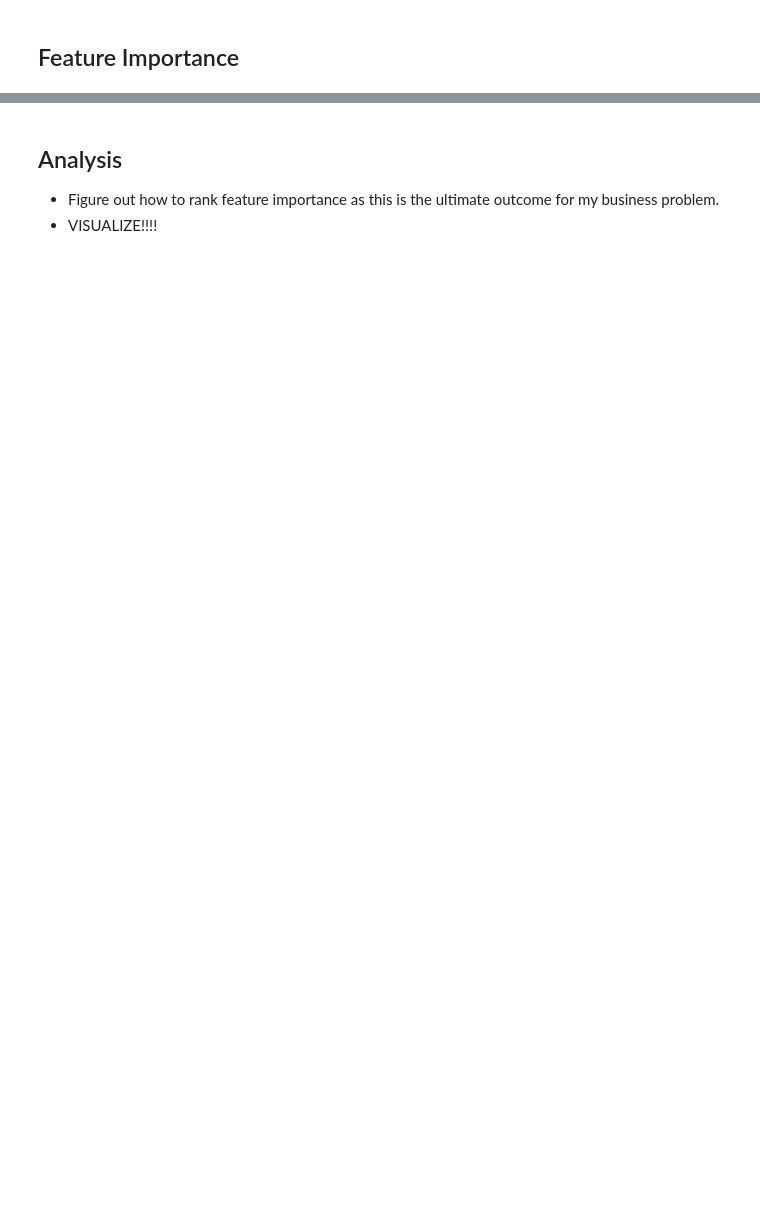
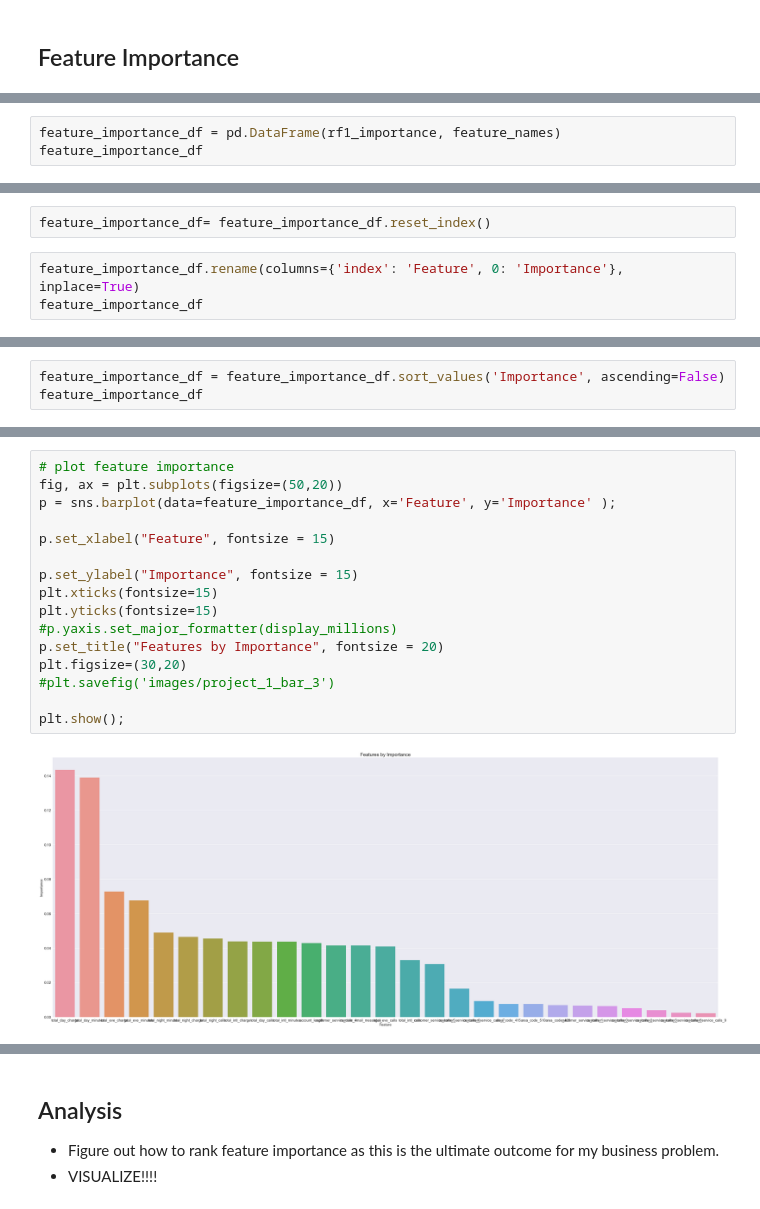
Before and after one commit to jxn628/syriatel-churn-analysis, a Jupyter notebook: student.ipynb, the cells around one changed output, grey strips where cells are left out. Drawn from its saved outputs; the diff is of its cells as text; blank space fills up the shorter version.

```diff
--- a/student.ipynb
+++ b/student.ipynb
@@ -412,0 +457,3 @@ plt.show()
+# %%
+feature_importance_df = pd.DataFrame(rf1_importance, feature_names)
+feature_importance_df
@@ -412,0 +478,5 @@ plt.show()
+# %%
+feature_importance_df= feature_importance_df.reset_index()
+# %%
+feature_importance_df.rename(columns={'index': 'Feature', 0: 'Importance'}, inplace=True)
+feature_importance_df
@@ -412,0 +501,3 @@ plt.show()
+# %%
+feature_importance_df = feature_importance_df.sort_values('Importance', ascending=False)
+feature_importance_df
@@ -412,0 +522,18 @@ plt.show()
+# %%
+# plot feature importance
+fig, ax = plt.subplots(figsize=(50,20))
+p = sns.barplot(data=feature_importance_df, x='Feature', y='Importance' );
+
+p.set_xlabel("Feature", fontsize = 15)
+
+p.set_ylabel("Importance", fontsize = 15)
+plt.xticks(fontsize=15)
+plt.yticks(fontsize=15)
+#p.yaxis.set_major_formatter(display_millions)
+p.set_title("Features by Importance", fontsize = 20)
+plt.figsize=(30,20)
+#plt.savefig('images/project_1_bar_3')
+
+plt.show();
+# %% [output]
+[figure, added]
```
Also changed, not shown: parts of 29 cells of this notebook.
